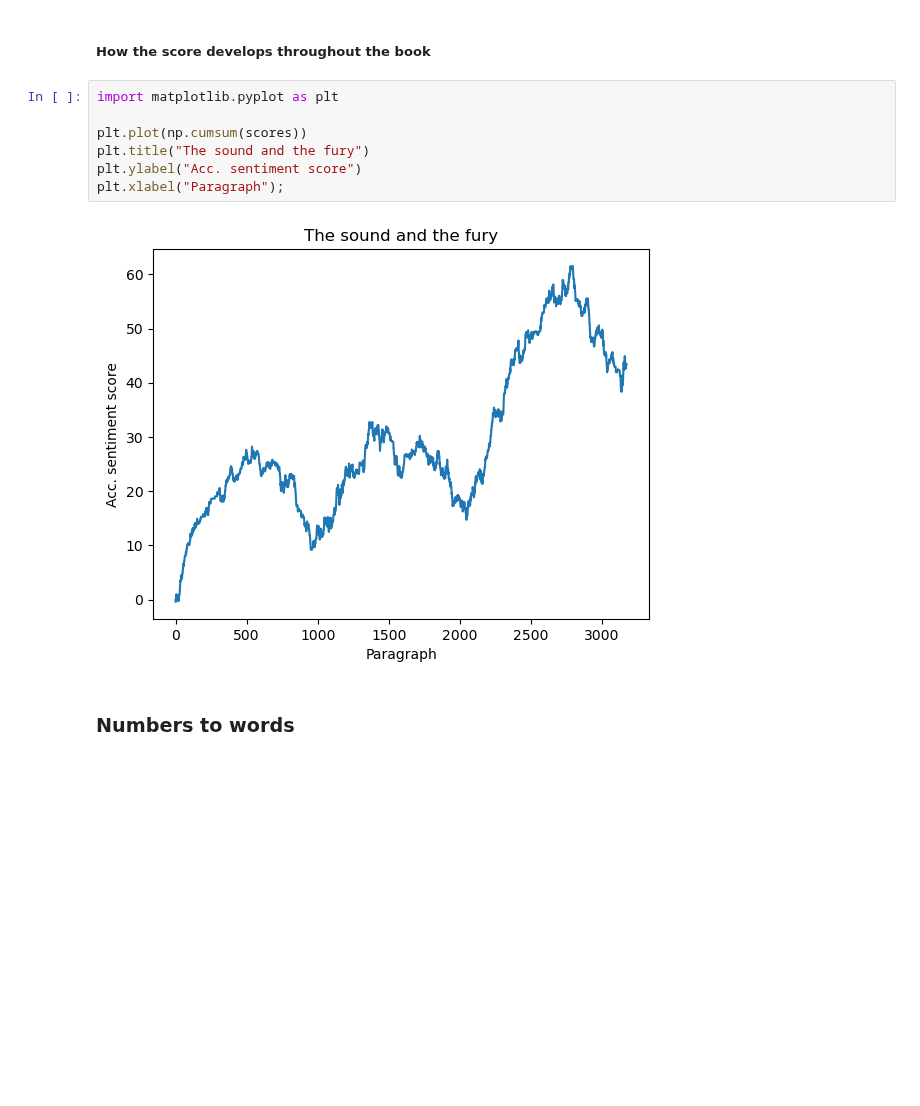
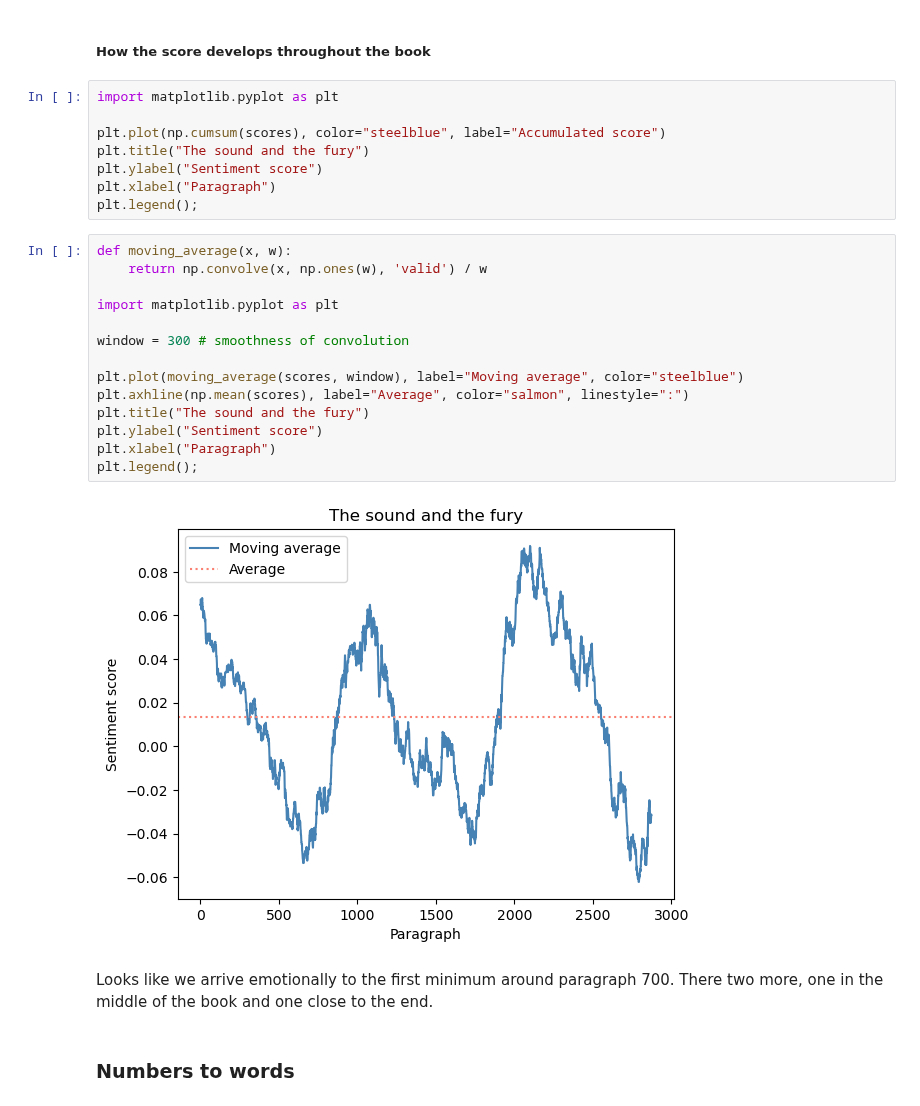
Before and after one commit to dominikpegler/computational-social-sciences, a Jupyter notebook: project/Process Text from Books.ipynb, the cells around one changed output. Drawn from its saved outputs; the diff is of its cells as text; blank space fills up the shorter version.

Commit message:
added plots

```diff
--- a/project/Process Text from Books.ipynb
+++ b/project/Process Text from Books.ipynb
@@ -229,12 +229,29 @@ what have i done to have been given children like these benjamin was punishment
 # %%
 import matplotlib.pyplot as plt
 
-plt.plot(np.cumsum(scores))
+plt.plot(np.cumsum(scores), color="steelblue", label="Accumulated score")
 plt.title("The sound and the fury")
-plt.ylabel("Acc. sentiment score")
-plt.xlabel("Paragraph");
+plt.ylabel("Sentiment score")
+plt.xlabel("Paragraph")
+plt.legend();
-# %% [output]
-[figure, removed]
+# %%
+def moving_average(x, w):
+    return np.convolve(x, np.ones(w), 'valid') / w
+
+import matplotlib.pyplot as plt
+
+window = 300 # smoothness of convolution
+
+plt.plot(moving_average(scores, window), label="Moving average", color="steelblue")
+plt.axhline(np.mean(scores), label="Average", color="salmon", linestyle=":")
+plt.title("The sound and the fury")
+plt.ylabel("Sentiment score")
+plt.xlabel("Paragraph")
+plt.legend();
+# %% [output]
+[figure, added]
+# %% [markdown]
+Looks like we arrive emotionally to the first minimum around paragraph 700. There two more, one in the middle of the book and one close to the end.
 # %% [markdown]
 ### Numbers to words
 # %% [markdown]
```
